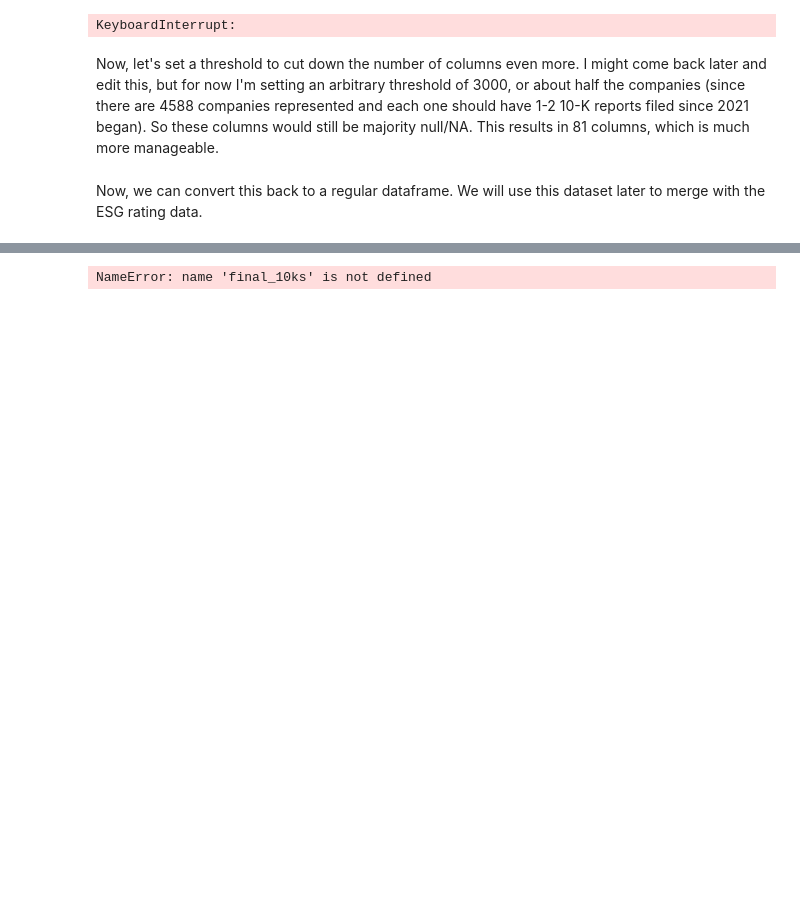
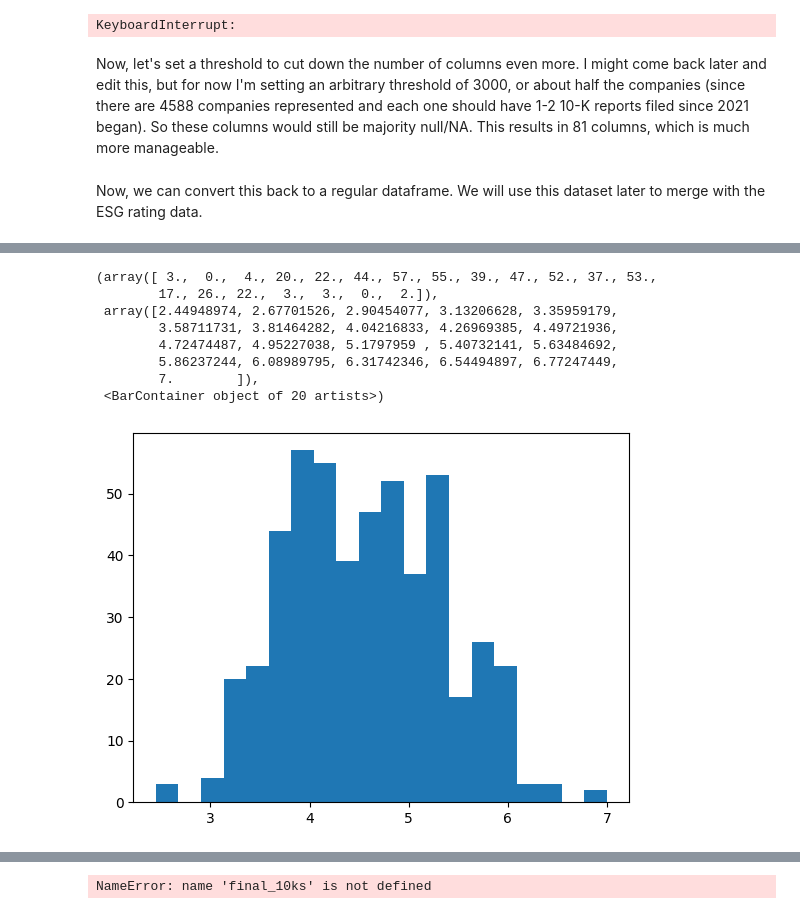
Before and after one commit to pheebini/s-ds491, a Jupyter notebook: SDS_Senior_Project.ipynb, the cells around one changed output, grey strips where cells are left out. Saved outputs shown, nothing was run; the diff lists cells and outputs as text; code cells hidden in the pictures; blank space fills up the shorter version.

```diff
--- a/SDS_Senior_Project.ipynb
+++ b/SDS_Senior_Project.ipynb
@@ -233,0 +346,12 @@ final_10ks = recent_10ks_fewer_na.compute()
+# %%
+plt.hist(np.sqrt(merged_kaggle_yahoo["total ESG score"]), bins = 20) # this transformation looks good
+# %% [output]
+(array([ 3.,  0.,  4., 20., 22., 44., 57., 55., 39., 47., 52., 37., 53.,
+        17., 26., 22.,  3.,  3.,  0.,  2.]),
+ array([2.44948974, 2.67701526, 2.90454077, 3.13206628, 3.35959179,
+        3.58711731, 3.81464282, 4.04216833, 4.26969385, 4.49721936,
+        4.72474487, 4.95227038, 5.1797959 , 5.40732141, 5.63484692,
+        5.86237244, 6.08989795, 6.31742346, 6.54494897, 6.77247449,
+        7.        ]),
+ <BarContainer object of 20 artists>)
+[figure, added]
```
Also changed, not shown: parts of 89 cells of this notebook.
